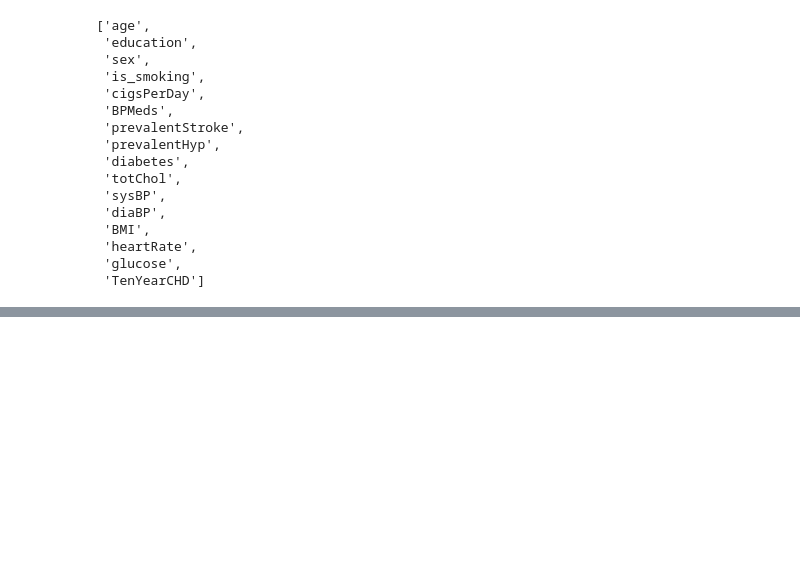
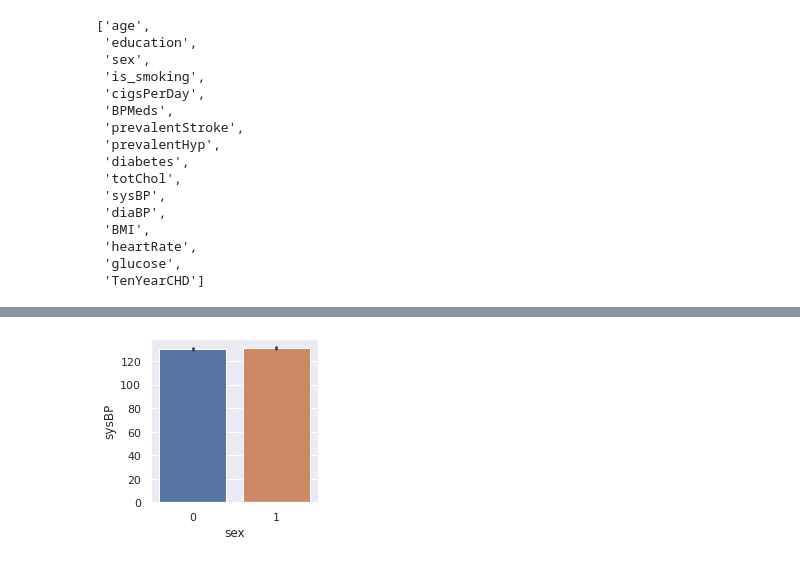
Before and after one commit to toupasana/Supervised-ML---Classification-, a Jupyter notebook: Copy_of_Cardiovascular_Risk_Prediction.ipynb, the cells around one changed output, grey strips where cells are left out. Saved outputs shown, nothing was run; the diff lists cells and outputs as text; code cells hidden in the pictures; blank space fills up the shorter version.

```diff
--- a/Copy_of_Cardiovascular_Risk_Prediction.ipynb
+++ b/Copy_of_Cardiovascular_Risk_Prediction.ipynb
@@ -217,0 +332,7 @@ list(crp_df.columns)
+# %%
+#sysBP varying amomng the genders
+sns.set(rc={'figure.figsize':(3,3)})
+sns.barplot(x=crp_df_copy['sex'],y=crp_df_copy['sysBP'],data=crp_df_copy)
+plt.show()
+# %% [output]
+[figure, added]
```
Also changed, not shown: parts of 43 cells of this notebook.
